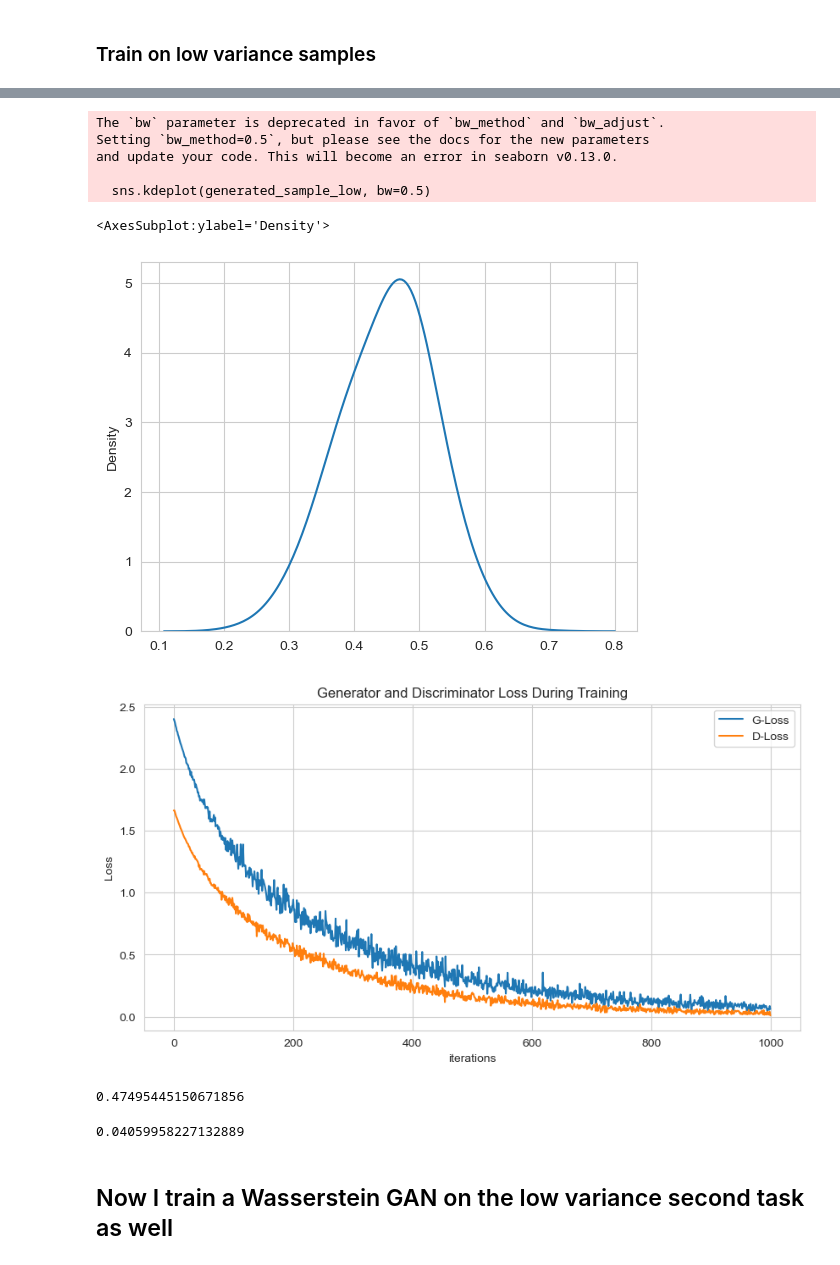
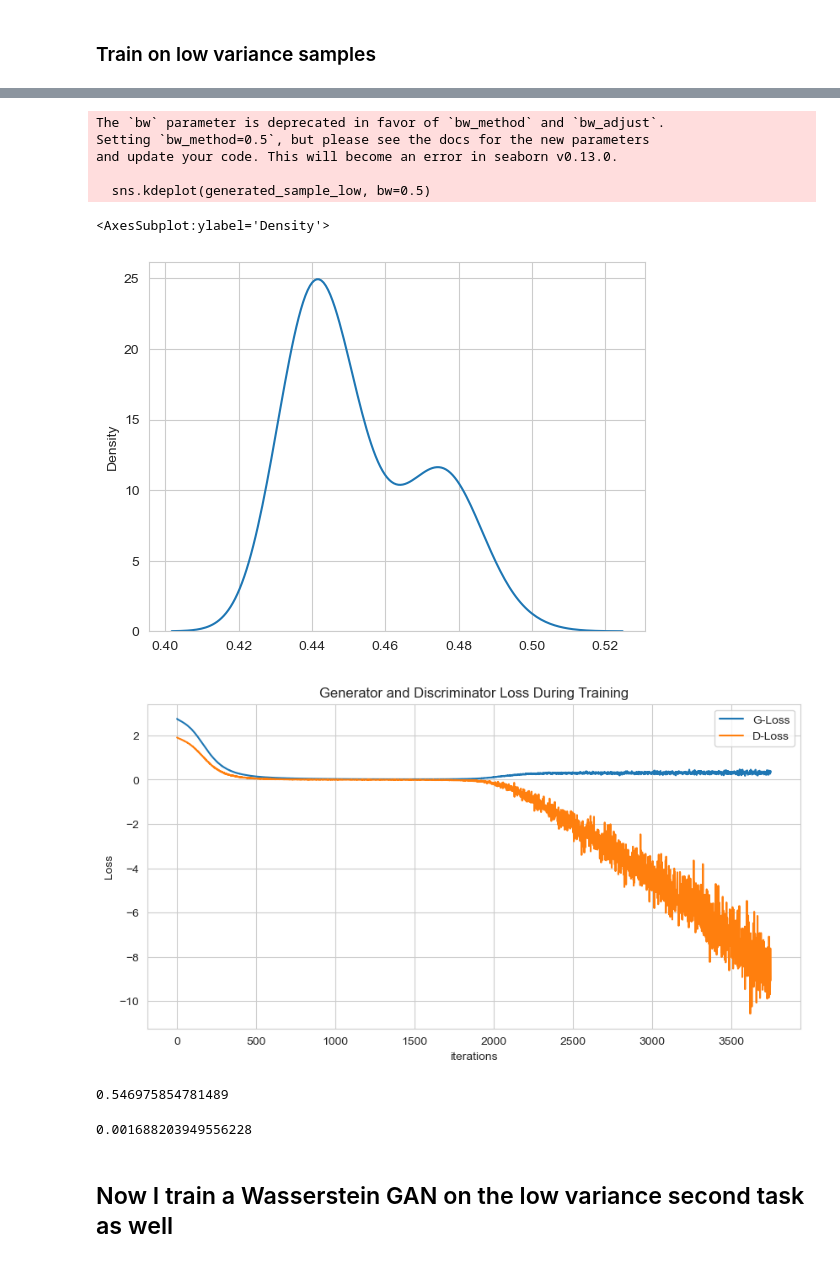
Before and after one commit to AlexF1994/bhsgan, a Jupyter notebook: first_experiments.ipynb, the cells around one changed output, grey strips where cells are left out. Saved outputs shown, nothing was run; the diff lists cells and outputs as text; code cells hidden in the pictures.

```diff
--- a/first_experiments.ipynb
+++ b/first_experiments.ipynb
@@ -78,15 +79,15 @@ np.std(training_set_low)
 # %% [markdown]
 ## Train GAN on both samples
 # %%
-training_params = TrainingParams(lr=0.0001, num_epochs=10, num_dis_updates=5, beta_1=0.5, batch_size=20)
+training_params = TrainingParams(lr=0.0002, num_epochs=15, num_dis_updates=2, beta_1=0.5, batch_size=20)
 
 # get device to train on
 device = get_device()
 # %%
 # Create the dataloaders
-dataloader_high = torch.utils.data.DataLoader(training_set_high, batch_size=batch_size,
+dataloader_high = torch.utils.data.DataLoader(training_set_high, batch_size=training_params.batch_size,
                                          shuffle=True, num_workers=1)
-dataloader_low = torch.utils.data.DataLoader(training_set_low, batch_size=batch_size,
+dataloader_low = torch.utils.data.DataLoader(training_set_low, batch_size=training_params.batch_size,
                                          shuffle=True, num_workers=1)
 # %%
 # initialize nets
@@ -194,28 +205,28 @@ and update your code. This will become an error in seaborn v0.13.0.
 
   sns.kdeplot(generated_sample_low, bw=0.5)
 <AxesSubplot:ylabel='Density'>
-[figure, old version]
+[figure, new version]
 # %%
 # plot losses
 plt.figure(figsize=(10,5))
 plt.title("Generator and Discriminator Loss During Training")
-plt.plot(generator_losses_low,label="G-Loss")
-plt.plot(discriminator_losses_low,label="D-Loss")
+plt.plot(trained_bhs_low.generator_losses,label="G-Loss")
+plt.plot(trained_bhs_low.discriminator_losses,label="D-Loss")
 plt.xlabel("iterations")
 plt.ylabel("Loss")
 plt.legend()
 plt.show()
 # %% [output]
-[figure, old version]
+[figure, new version]
 # %%
 # check mean and varaince of generated data
 np.mean(generated_sample)
 # %% [output]
-0.47495445150671856
+0.546975854781489
 # %%
 np.std(generated_sample)
 # %% [output]
-0.04059958227132889
+0.001688203949556228
 # %% [markdown]
 ## Now I train a Wasserstein GAN on the low variance second task as well
 # %%
```
Also changed, not shown: parts of 29 cells of this notebook, 6 other files.
